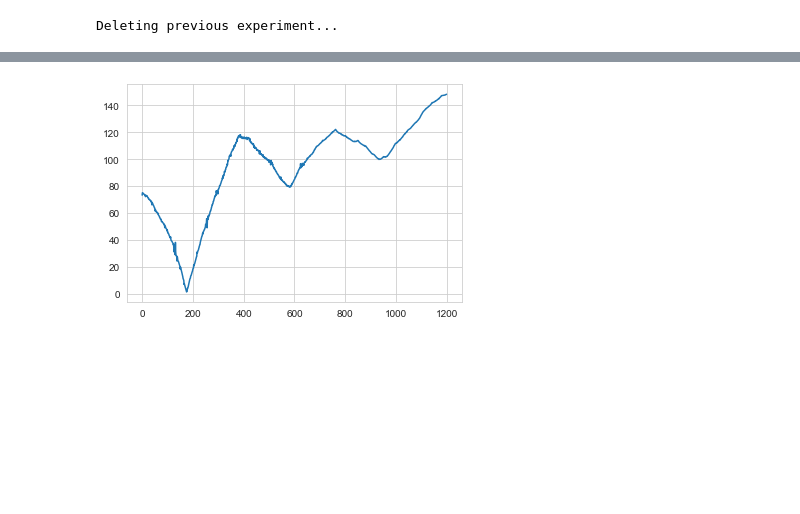
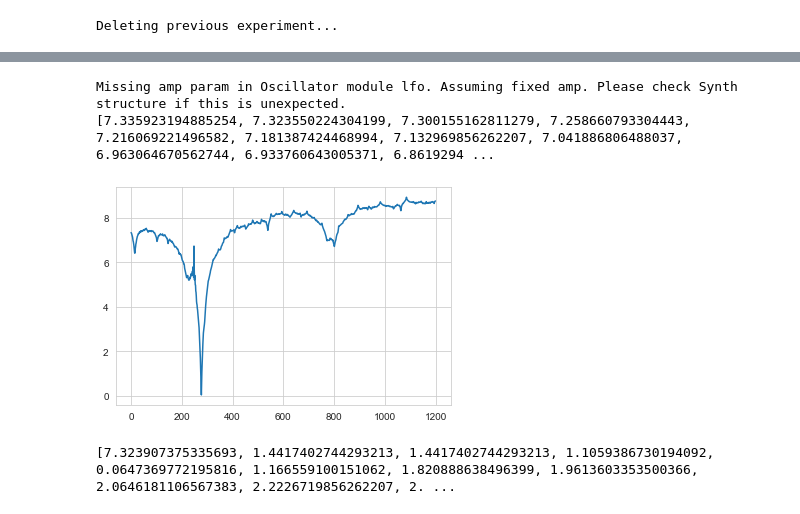
Before and after one commit to aisynth/diffmoog, a Jupyter notebook: visualization_notebooks/visualize_loss_surface.ipynb, the cells around one changed output, grey strips where cells are left out. Saved outputs shown, nothing was run; the diff lists cells and outputs as text; code cells hidden in the pictures; blank space fills up the shorter version.

```diff
--- a/visualization_notebooks/visualize_loss_surface.ipynb
+++ b/visualization_notebooks/visualize_loss_surface.ipynb
@@ -48,9 +60,9 @@ dataset = AiSynthDataset(dataset_cfg.train_parameters_file, dataset_cfg.train_au
 # %% [output]
 Deleting previous experiment...
 # %%
-dataset = AiSynthDataset(dataset_cfg.train_parameters_file, dataset_cfg.train_audio_dir, device)
+dataset = AiSynthDataset(r'C:\Users\noamk\PycharmProjects\ai_synth\data\lfo_saw_single\train', noise_std=0)
 
-target_sample = dataset[360]
+target_sample = dataset[0]
 target_signal, target_param_dict, signal_index = target_sample
 
 target_signal = target_signal.to(device)
@@ -62,7 +74,8 @@ print(target_param_dict)
 # %%
-cfg.multi_spectral_loss_spec_type = 'BOTH'
-loss_handler = spectral_loss.SpectralLoss(cfg=cfg,
-                                   preset_name='cumsum_time_low_fft')
+cfg.multi_spectral_loss_spec_type = 'SPECTROGRAM'
+loss_handler = spectral_loss.SpectralLoss(loss_type=cfg.loss.spec_loss_type,
+                                          loss_preset=cfg.loss.preset,
+                                          synth_constants=synth_constants, device=device)
 # %%
 loss_handler.spectrogram_ops
 # %% [output]
@@ -79,13 +88,16 @@ loss_handler.spectrogram_ops
 # %%
 fm_freq_vals = np.linspace(0, 1200, 1200)
 
-losses = []
+losses1 = []
 for freq_val in fm_freq_vals:
     update_params = copy.deepcopy(target_param_dict)
 
-    update_params[(0,1)]['parameters'].update({'freq_c': freq_val})
+    update_params[(0, 2)]['parameters'].update({'freq_c': freq_val})
+    update_params[(1, 1)]['parameters'].update({'active': [True]})
+    update_params[(0, 2)]['parameters'].update({'active': [True]})
+    update_params[(0, 2)]['parameters'].update({'fm_active': [True]})
     synth.update_cells_from_dict(update_params)
-    signal, _ = synth.generate_signal()
+    signal, _ = synth.generate_signal(signal_duration=1)
 
     # resampled_target_signal = resample_op(target_signal.cpu())
     # resampled_pred_signal = resample_op(signal.cpu())
@@ -94,14 +106,14 @@ for freq_val in fm_freq_vals:
     # plt.plot(resampled_pred_signal.detach().numpy().squeeze())
     #
     # plt.show()
-
-    loss_val = loss_handler.call(target_signal, signal, signal_chain_index=0, global_step=0, summary_writer=None, log=False)
+    target_signal_unsqueezed = target_signal.unsqueeze(dim=0)
+    loss_val, _, _ = loss_handler.call(target_signal_unsqueezed, signal, step=0, return_spectrogram=False)
 
     # loss_val = loss_handler.call(resampled_target_signal, resampled_pred_signal.unsqueeze(0), signal_chain_index=0, global_step=0, summary_writer=None, log=False)
 
-    losses.append(loss_val.detach().cpu().numpy())
+    losses1.append(loss_val.detach().cpu().numpy().item())
 
-plt.plot(losses)
-plt.show()
+print(losses1)
 # %% [output]
-[figure, removed]
+Missing amp param in Oscillator module lfo. Assuming fixed amp. Please check Synth structure if this is unexpected.
+[7.335923194885254, 7.323550224304199, 7.300155162811279, 7.258660793304443, 7.216069221496582, 7.181387424468994, 7.132969856262207, 7.041886806488037, 6.963064670562744, 6.933760643005371, 6.8619294 ...
@@ -107,0 +122,37 @@ plt.show()
+# %%
+
+plt.plot(losses1)
+plt.show()
+# %% [output]
+[figure, added]
+# %%
+lfo_freq_vals = np.linspace(0, 20, 100)
+
+losses2 = []
+for freq_val in lfo_freq_vals:
+    update_params = copy.deepcopy(target_param_dict)
+
+    update_params[(1, 1)]['parameters'].update({'freq': freq_val})
+    update_params[(1, 1)]['parameters'].update({'active': [True]})
+    update_params[(0, 2)]['parameters'].update({'active': [True]})
+    update_params[(0, 2)]['parameters'].update({'fm_active': [True]})
+    synth.update_cells_from_dict(update_params)
+    signal, _ = synth.generate_signal(signal_duration=1)
+
+    # resampled_target_signal = resample_op(target_signal.cpu())
+    # resampled_pred_signal = resample_op(signal.cpu())
+
+    # plt.plot(resampled_target_signal.detach().numpy().squeeze())
+    # plt.plot(resampled_pred_signal.detach().numpy().squeeze())
+    #
+    # plt.show()
+    target_signal_unsqueezed = target_signal.unsqueeze(dim=0)
+    loss_val, _, _ = loss_handler.call(target_signal_unsqueezed, signal, step=0, return_spectrogram=False)
+
+    # loss_val = loss_handler.call(resampled_target_signal, resampled_pred_signal.unsqueeze(0), signal_chain_index=0, global_step=0, summary_writer=None, log=False)
+
+    losses2.append(loss_val.detach().cpu().numpy().item())
+
+print(losses2)
+# %% [output]
+[7.323907375335693, 1.4417402744293213, 1.4417402744293213, 1.1059386730194092, 0.0647369772195816, 1.166559100151062, 1.820888638496399, 1.9613603353500366, 2.0646181106567383, 2.2226719856262207, 2. ...
```
Also changed, not shown: parts of 11 cells of this notebook, 4 other files.
